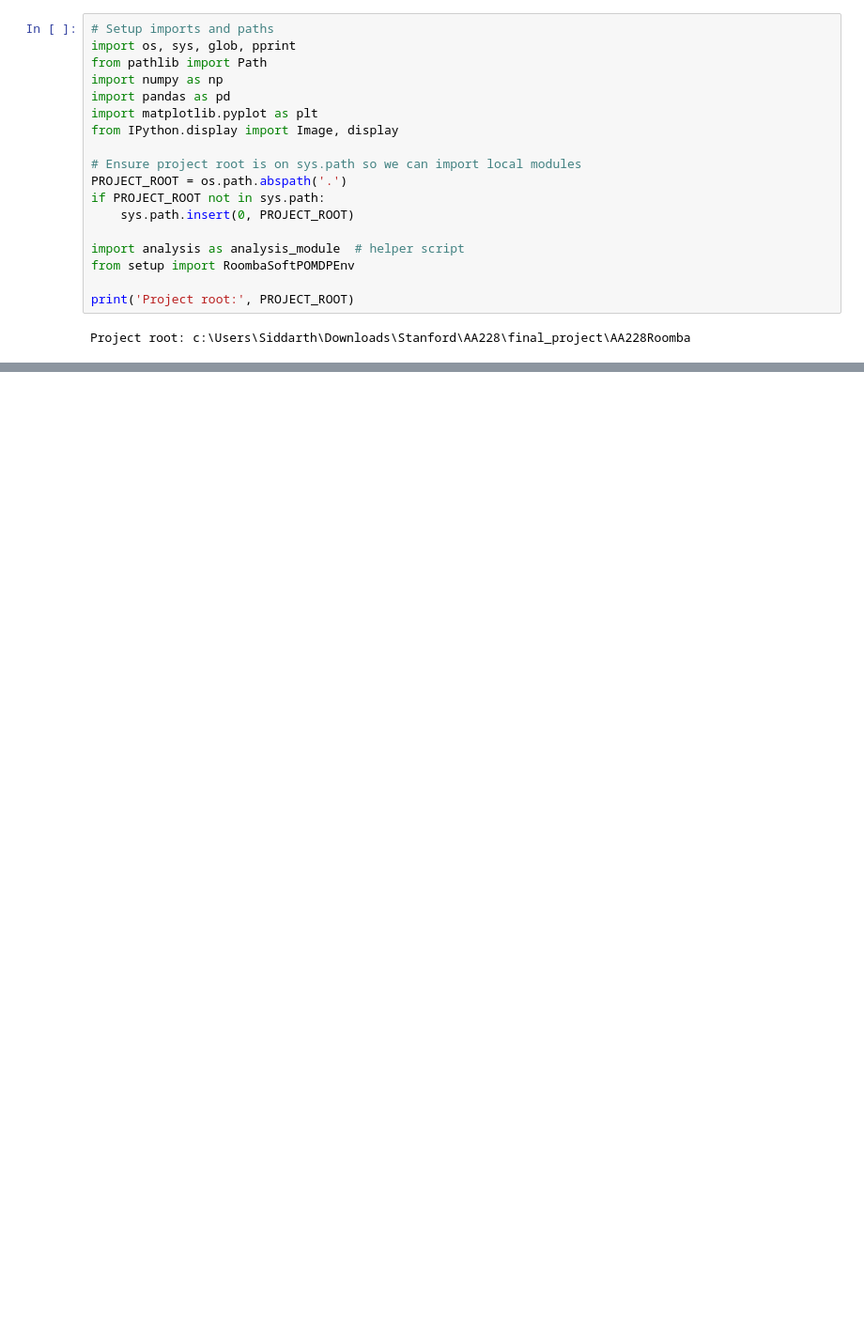
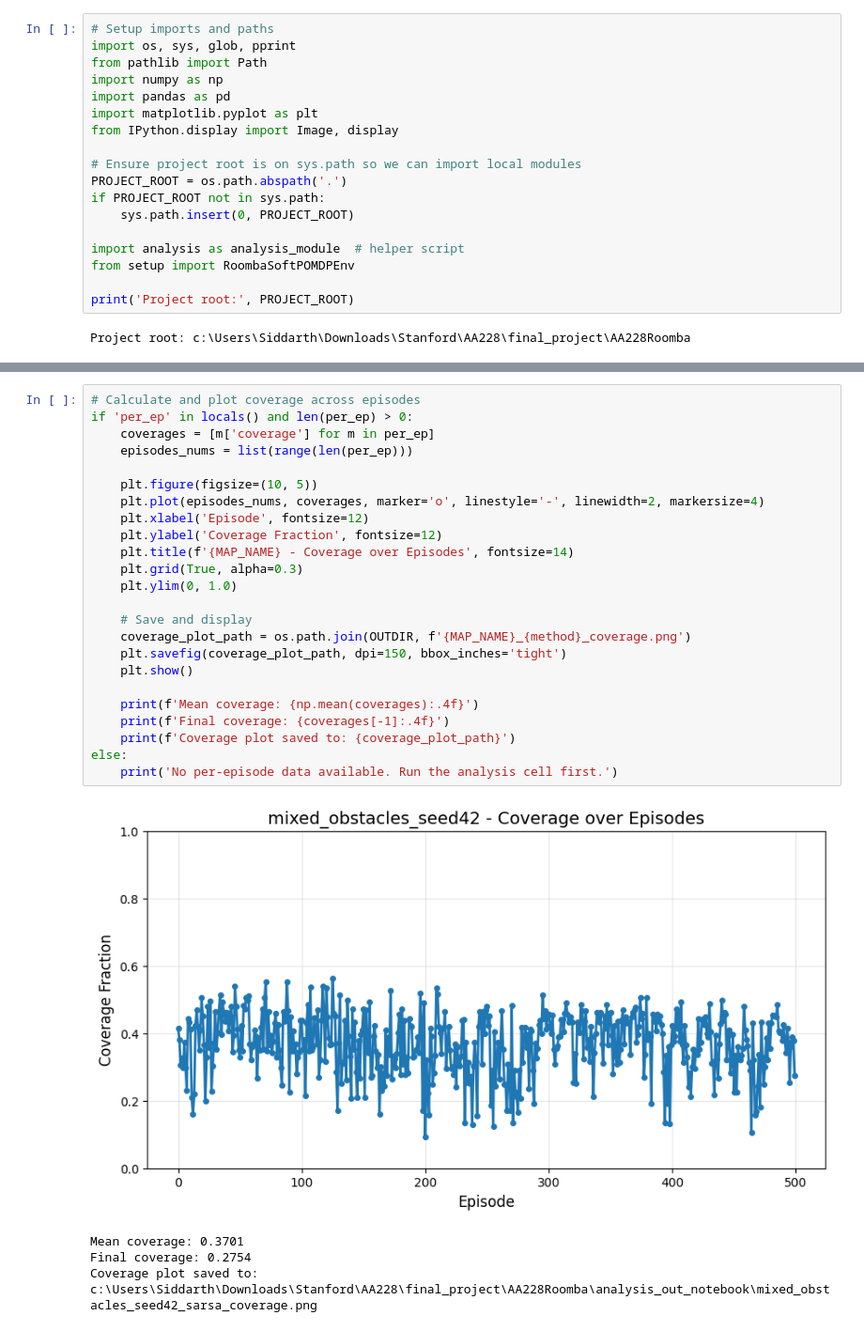
Before and after one commit to sura2903/AA228Roomba, a Jupyter notebook: analysis_notebook.ipynb, the cells around one changed output, grey strips where cells are left out. Shown at 94% size. Saved outputs shown, nothing was run; the diff lists cells and outputs as text; blank space fills up the shorter version.

```diff
--- a/analysis_notebook.ipynb
+++ b/analysis_notebook.ipynb
@@ -161,0 +164,29 @@ Number of transitions with current-state on a hard cell: 0
+# %%
+# Calculate and plot coverage across episodes
+if 'per_ep' in locals() and len(per_ep) > 0:
+    coverages = [m['coverage'] for m in per_ep]
+    episodes_nums = list(range(len(per_ep)))
+
+    plt.figure(figsize=(10, 5))
+    plt.plot(episodes_nums, coverages, marker='o', linestyle='-', linewidth=2, markersize=4)
+    plt.xlabel('Episode', fontsize=12)
+    plt.ylabel('Coverage Fraction', fontsize=12)
+    plt.title(f'{MAP_NAME} - Coverage over Episodes', fontsize=14)
+    plt.grid(True, alpha=0.3)
+    plt.ylim(0, 1.0)
+
+    # Save and display
+    coverage_plot_path = os.path.join(OUTDIR, f'{MAP_NAME}_{method}_coverage.png')
+    plt.savefig(coverage_plot_path, dpi=150, bbox_inches='tight')
+    plt.show()
+
+    print(f'Mean coverage: {np.mean(coverages):.4f}')
+    print(f'Final coverage: {coverages[-1]:.4f}')
+    print(f'Coverage plot saved to: {coverage_plot_path}')
+else:
+    print('No per-episode data available. Run the analysis cell first.')
+# %% [output]
+[figure, added]
+Mean coverage: 0.3701
+Final coverage: 0.2754
+Coverage plot saved to: c:\Users\Siddarth\Downloads\Stanford\AA228\final_project\AA228Roomba\analysis_out_notebook\mixed_obstacles_seed42_sarsa_coverage.png
```
Also changed, not shown: parts of 7 cells of this notebook, 1 other file.
